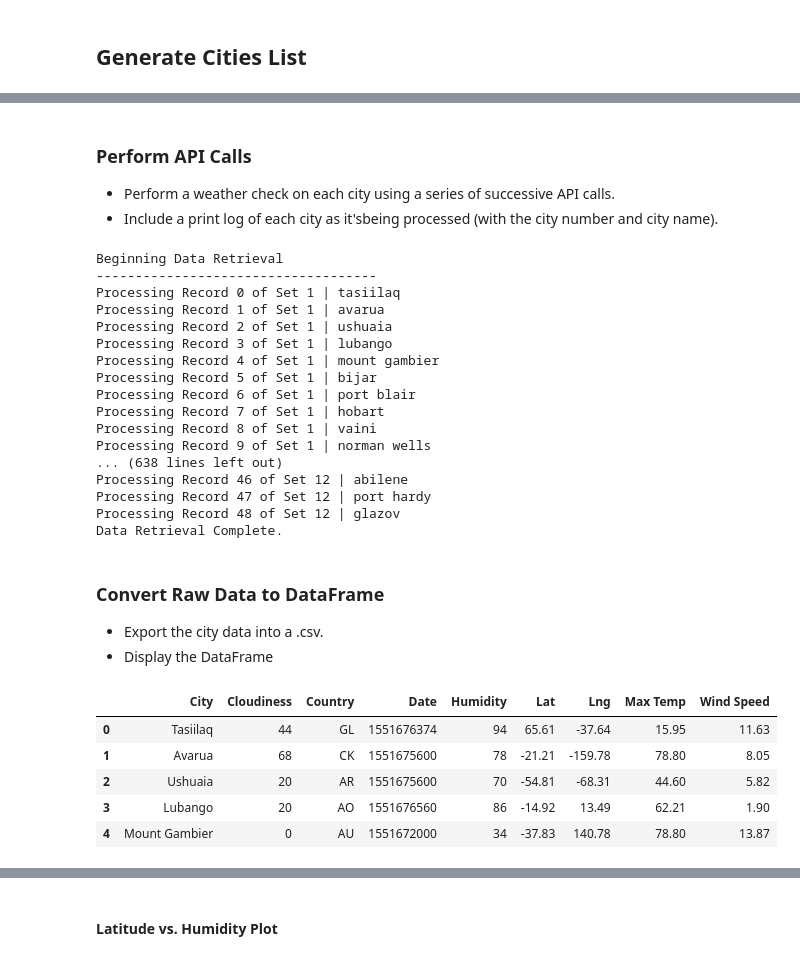
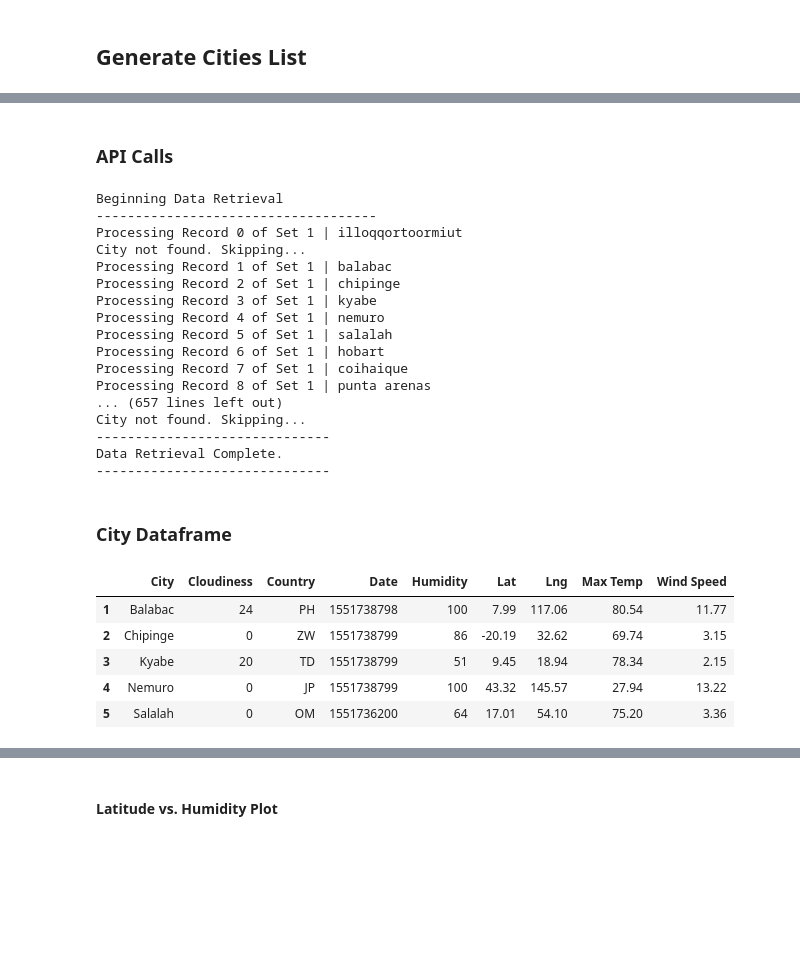
Before and after one commit to rgmcalmon/weatherpy, a Jupyter notebook: WeatherPy.ipynb, the cells around one changed output, grey strips where cells are left out. Saved outputs shown, nothing was run; the diff lists cells and outputs as text; code cells hidden in the pictures; blank space fills up the shorter version.

```diff
--- a/WeatherPy.ipynb
+++ b/WeatherPy.ipynb
@@ -62,7 +57,5 @@ len(cities)
-# %% [markdown]
-### Perform API Calls
-* Perform a weather check on each city using a series of successive API calls.
-* Include a print log of each city as it'sbeing processed (with the city number and city name).
+# %% [markdown]
+### API Calls
 # %%
 df = pd.DataFrame(columns=["City", "Cloudiness", "Country", "Date", "Humidity", "Lat", "Lng", "Max Temp", "Wind Speed"])
 
@@ -101,37 +94,37 @@ for i, c in enumerate(cities):
         time.sleep(max([60 - (time.time() - begin_time), 0]))
         begin_time = time.time()
 
+print("-"*30)
 print("Data Retrieval Complete.")
+print("-"*30)
 # %% [output]
 Beginning Data Retrieval
 ------------------------------------
-Processing Record 0 of Set 1 | tasiilaq
-Processing Record 1 of Set 1 | avarua
-Processing Record 2 of Set 1 | ushuaia
-Processing Record 3 of Set 1 | lubango
-Processing Record 4 of Set 1 | mount gambier
-Processing Record 5 of Set 1 | bijar
-Processing Record 6 of Set 1 | port blair
-Processing Record 7 of Set 1 | hobart
-Processing Record 8 of Set 1 | vaini
-Processing Record 9 of Set 1 | norman wells
-... (638 lines left out)
-Processing Record 46 of Set 12 | abilene
-Processing Record 47 of Set 12 | port hardy
-Processing Record 48 of Set 12 | glazov
+Processing Record 0 of Set 1 | illoqqortoormiut
+City not found. Skipping...
+Processing Record 1 of Set 1 | balabac
+Processing Record 2 of Set 1 | chipinge
+Processing Record 3 of Set 1 | kyabe
+Processing Record 4 of Set 1 | nemuro
+Processing Record 5 of Set 1 | salalah
+Processing Record 6 of Set 1 | hobart
+Processing Record 7 of Set 1 | coihaique
+Processing Record 8 of Set 1 | punta arenas
+... (657 lines left out)
+City not found. Skipping...
+------------------------------
 Data Retrieval Complete.
+------------------------------
-# %% [markdown]
-### Convert Raw Data to DataFrame
-* Export the city data into a .csv.
-* Display the DataFrame
+# %% [markdown]
+### City Dataframe
 # %%
-df.to_csv(output_data_file)
+df.to_csv(output_data_file, index=False)
 
 df.head()
 # %% [output]
 |  | City | Cloudiness | Country | Date | Humidity | Lat | Lng | Max Temp | Wind Speed |
-| 0 | Tasiilaq | 44 | GL | 1551676374 | 94 | 65.61 | -37.64 | 15.95 | 11.63 |
-| 1 | Avarua | 68 | CK | 1551675600 | 78 | -21.21 | -159.78 | 78.80 | 8.05 |
-| 2 | Ushuaia | 20 | AR | 1551675600 | 70 | -54.81 | -68.31 | 44.60 | 5.82 |
-| 3 | Lubango | 20 | AO | 1551676560 | 86 | -14.92 | 13.49 | 62.21 | 1.90 |
-| 4 | Mount Gambier | 0 | AU | 1551672000 | 34 | -37.83 | 140.78 | 78.80 | 13.87 |
+| 1 | Balabac | 24 | PH | 1551738798 | 100 | 7.99 | 117.06 | 80.54 | 11.77 |
+| 2 | Chipinge | 0 | ZW | 1551738799 | 86 | -20.19 | 32.62 | 69.74 | 3.15 |
+| 3 | Kyabe | 20 | TD | 1551738799 | 51 | 9.45 | 18.94 | 78.34 | 2.15 |
+| 4 | Nemuro | 0 | JP | 1551738799 | 100 | 43.32 | 145.57 | 27.94 | 13.22 |
+| 5 | Salalah | 0 | OM | 1551736200 | 64 | 17.01 | 54.10 | 75.20 | 3.36 |
```
Also changed, not shown: parts of 10 cells of this notebook.
